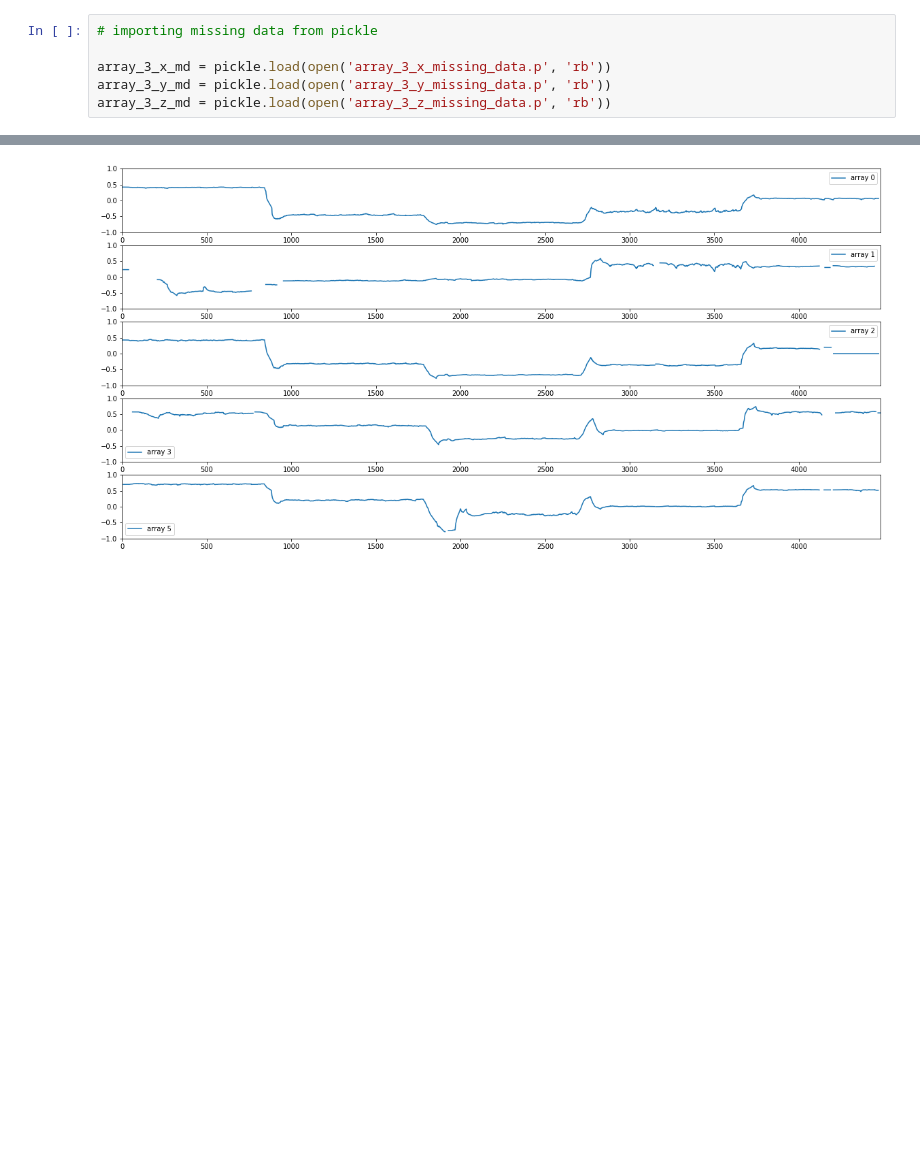
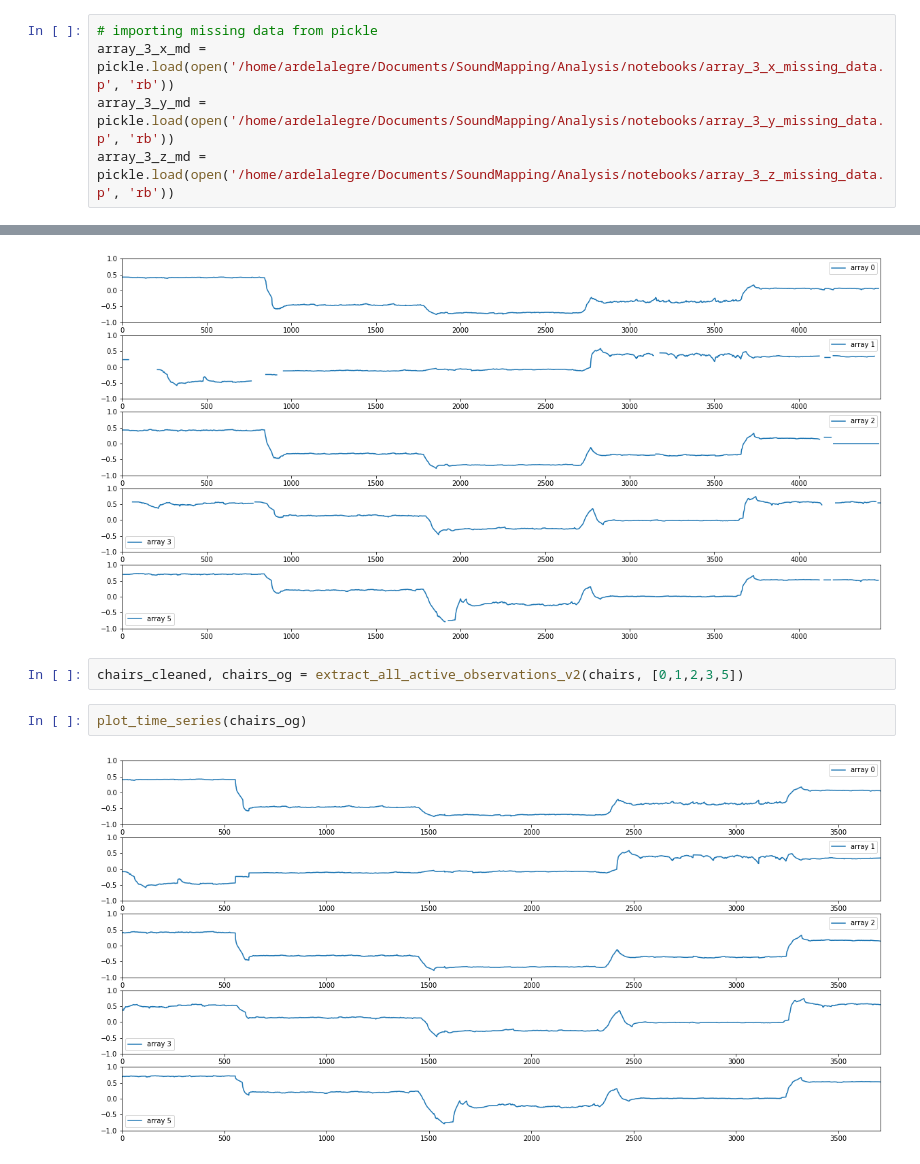
Before and after one commit to ArdelAlegre1/SoundMapping, a Jupyter notebook: Analysis/notebooks/SPE_1230-data_stitching.ipynb, the cells around one changed output, grey strips where cells are left out. Drawn from its saved outputs; the diff is of its cells as text; blank space fills up the shorter version.

```diff
--- a/Analysis/notebooks/SPE_1230-data_stitching.ipynb
+++ b/Analysis/notebooks/SPE_1230-data_stitching.ipynb
@@ -118,9 +87,8 @@ array_3_y_0_indices = np.where(array_3_y==0)
 array_3_z_0_indices = np.where(array_3_z==0)
 # %%
 # importing missing data from pickle
-
-array_3_x_md = pickle.load(open('array_3_x_missing_data.p', 'rb'))
-array_3_y_md = pickle.load(open('array_3_y_missing_data.p', 'rb'))
-array_3_z_md = pickle.load(open('array_3_z_missing_data.p', 'rb'))
+array_3_x_md = pickle.load(open('/home/ardelalegre/Documents/SoundMapping/Analysis/notebooks/array_3_x_missing_data.p', 'rb'))
+array_3_y_md = pickle.load(open('/home/ardelalegre/Documents/SoundMapping/Analysis/notebooks/array_3_y_missing_data.p', 'rb'))
+array_3_z_md = pickle.load(open('/home/ardelalegre/Documents/SoundMapping/Analysis/notebooks/array_3_z_missing_data.p', 'rb'))
 # %%
 # plotting before stitching
@@ -161,3 +122,9 @@ plt.plot(array_3_z);
 plot_time_series(chairs)
 # %% [output]
 [figure]
+# %%
+chairs_cleaned, chairs_og = extract_all_active_observations_v2(chairs, [0,1,2,3,5])
+# %%
+plot_time_series(chairs_og)
+# %% [output]
+[figure, added]
```
Also changed, not shown: parts of 15 cells of this notebook.
